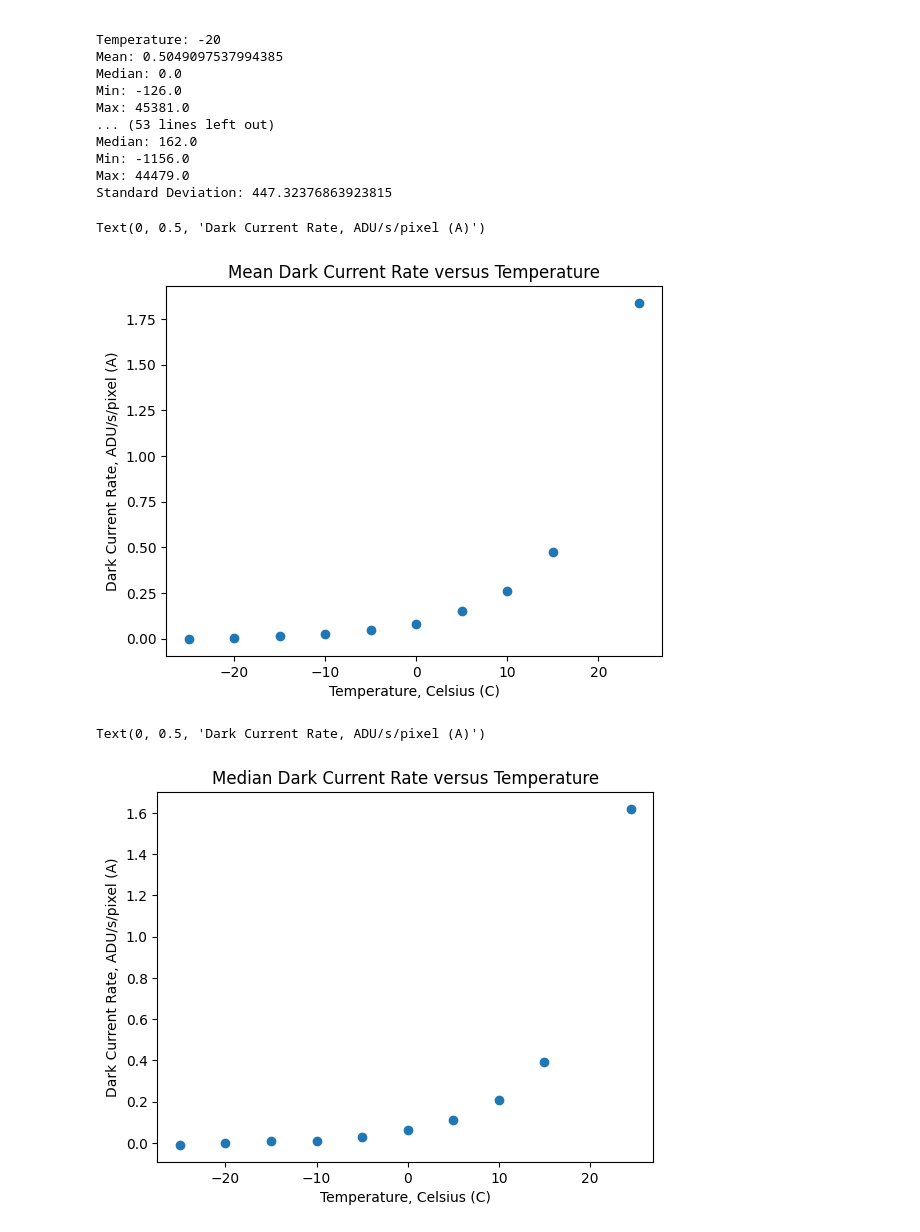
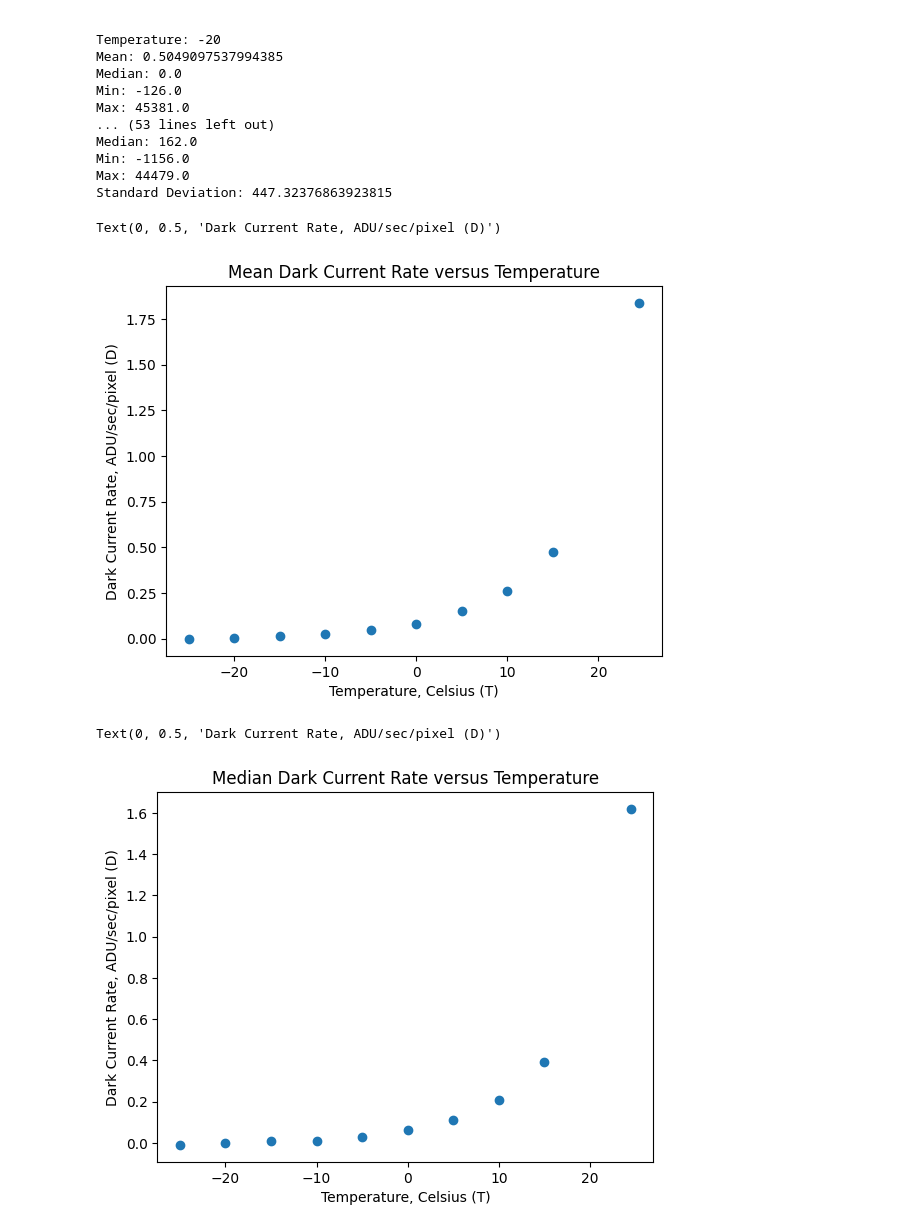
Before and after one commit to zangston/ASTR-3130, a Jupyter notebook: Lab 3/Part 1/subtraction.ipynb, the cells around one changed output. Saved outputs shown, nothing was run; the diff lists cells and outputs as text; code cells hidden in the pictures.

Commit message:
Fix plot labels

```diff
--- a/Lab 3/Part 1/subtraction.ipynb
+++ b/Lab 3/Part 1/subtraction.ipynb
@@ -87,20 +87,20 @@ for i in range(len(temps)):
 # %%
 # plot mean dark current rate as a function of increasing temperature
 plot_temps = [-25, -20, -15, -10, -5, 0, 5, 10, 15, 24.5]
 
 plt.scatter(plot_temps, dark_current_mean)
 plt.title('Mean Dark Current Rate versus Temperature')
-plt.xlabel('Temperature, Celsius (C)')
-plt.ylabel('Dark Current Rate, ADU/s/pixel (A)')
+plt.xlabel('Temperature, Celsius (T)')
+plt.ylabel('Dark Current Rate, ADU/sec/pixel (D)')
 # %% [output]
-Text(0, 0.5, 'Dark Current Rate, ADU/s/pixel (A)')
+Text(0, 0.5, 'Dark Current Rate, ADU/sec/pixel (D)')
-[figure, old version]
+[figure, new version]
 # %%
 # reproduce plot for median
 plt.scatter(plot_temps, dark_current_med)
 plt.title('Median Dark Current Rate versus Temperature')
-plt.xlabel('Temperature, Celsius (C)')
-plt.ylabel('Dark Current Rate, ADU/s/pixel (A)')
+plt.xlabel('Temperature, Celsius (T)')
+plt.ylabel('Dark Current Rate, ADU/sec/pixel (D)')
 # %% [output]
-Text(0, 0.5, 'Dark Current Rate, ADU/s/pixel (A)')
+Text(0, 0.5, 'Dark Current Rate, ADU/sec/pixel (D)')
-[figure, old version]
+[figure, new version]
```
